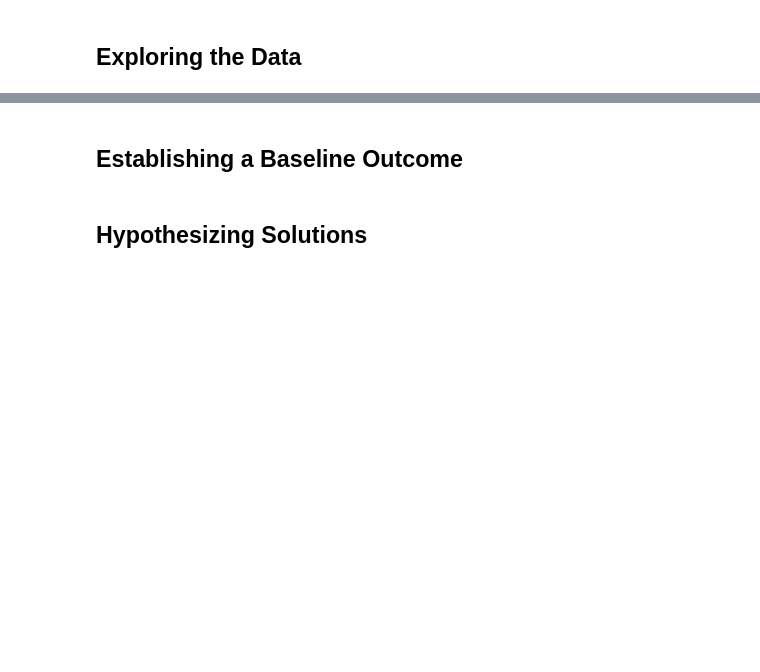
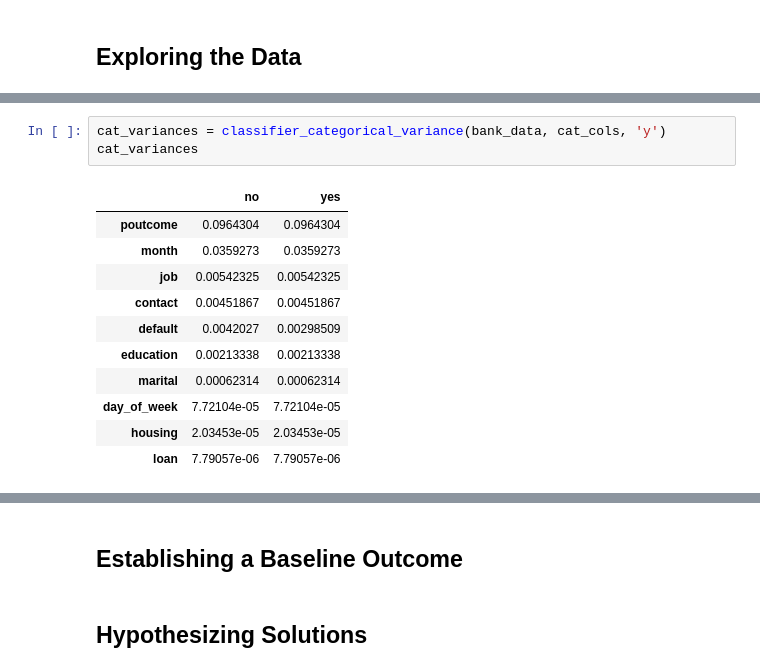
Before and after one commit to kcoffland/bank-predictions, a Jupyter notebook: 02_Discover.ipynb, the cells around one changed output, grey strips where cells are left out. Drawn from its saved outputs; the diff is of its cells as text; blank space fills up the shorter version.

```diff
--- a/02_Discover.ipynb
+++ b/02_Discover.ipynb
@@ -43,0 +108,15 @@ contact            object
+# %%
+cat_variances = classifier_categorical_variance(bank_data, cat_cols, 'y')
+cat_variances
+# %% [output]
+|  | no | yes |
+| poutcome | 0.0964304 | 0.0964304 |
+| month | 0.0359273 | 0.0359273 |
+| job | 0.00542325 | 0.00542325 |
+| contact | 0.00451867 | 0.00451867 |
+| default | 0.0042027 | 0.00298509 |
+| education | 0.00213338 | 0.00213338 |
+| marital | 0.00062314 | 0.00062314 |
+| day_of_week | 7.72104e-05 | 7.72104e-05 |
+| housing | 2.03453e-05 | 2.03453e-05 |
+| loan | 7.79057e-06 | 7.79057e-06 |
```
Also changed, not shown: parts of 16 cells of this notebook.
